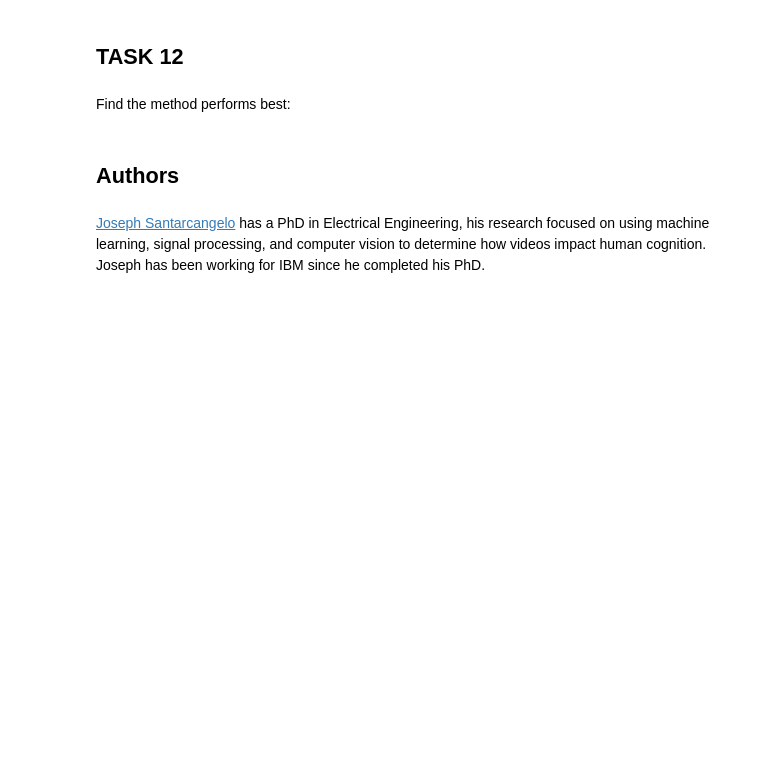
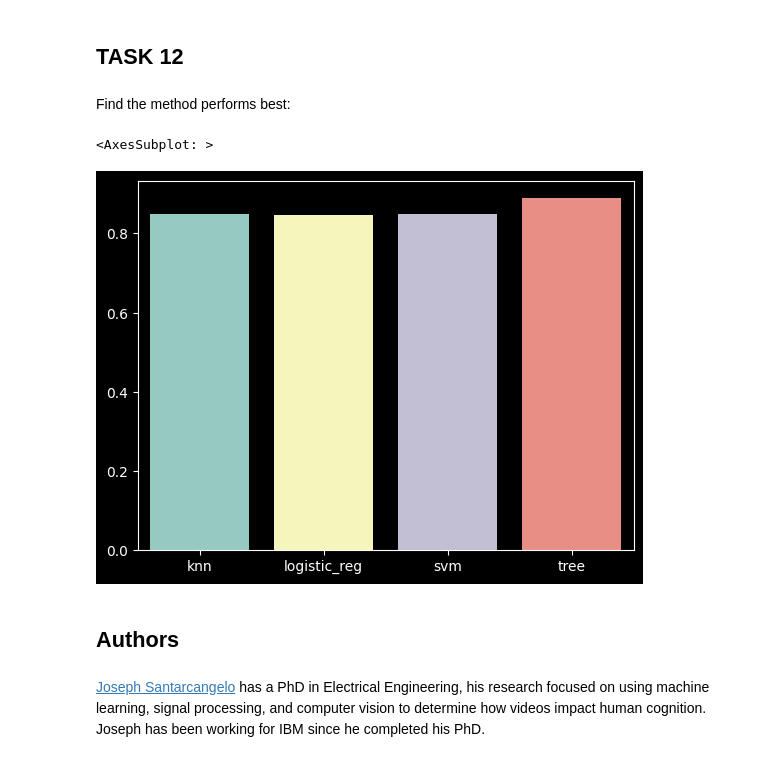
Before and after one commit to emmanuelani/ibm_ds_capstone, a Jupyter notebook: Prediction using Machine Learning.ipynb, the cells around one changed output. Drawn from its saved outputs; the diff is of its cells as text; code cells hidden in the pictures; blank space fills up the shorter version.

```diff
--- a/Prediction using Machine Learning.ipynb
+++ b/Prediction using Machine Learning.ipynb
@@ -309,6 +317,20 @@ plot_confusion_matrix(Y_test,yhat)
 ## TASK  12
 # %% [markdown]
 Find the method performs best:
+# %%
+models = {
+    'knn': knn_cv.best_score_,
+    'logistic_reg': logreg_cv.best_score_,
+    'svm': svm_cv.best_score_,
+    'tree': tree_cv.best_score_,
+}
+
+bestalgorithm = max(models, key=models.get)
+
+sns.barplot(x=list(models.keys()), y=list(models.values()))
+# %% [output]
+<AxesSubplot: >
+[figure, added]
 # %% [markdown]
 ## Authors
 # %% [markdown]
```
Also changed, not shown: parts of 2 cells of this notebook, 7 other files.
